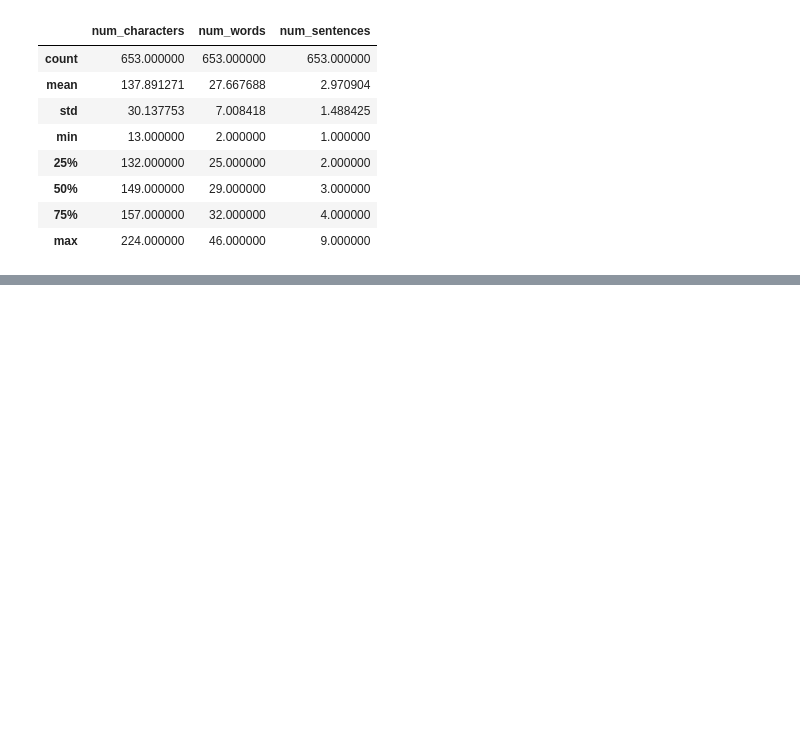
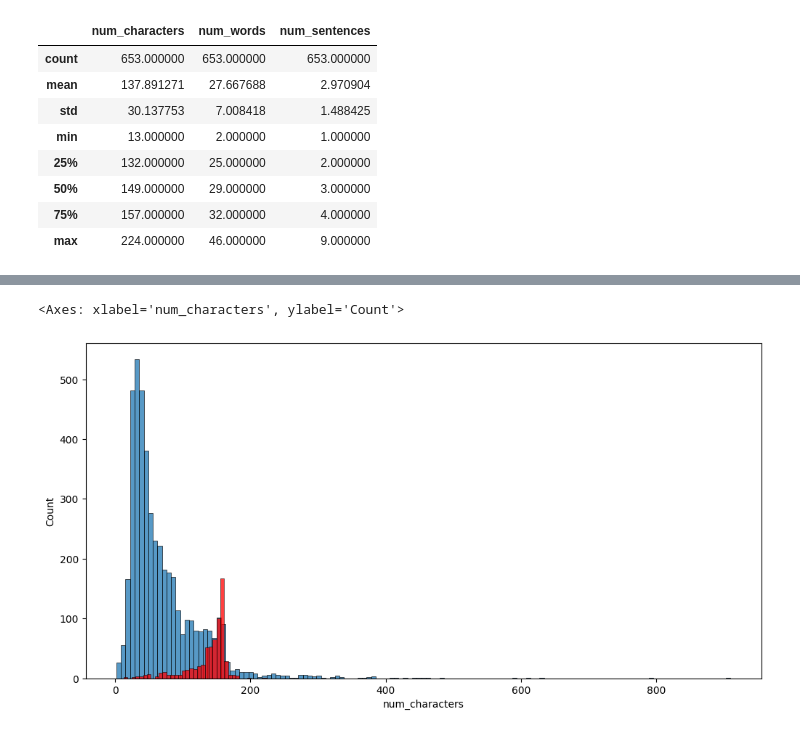
Before and after one commit to Kazi-Sadman/sms_spam_classifier, a Jupyter notebook: sms_spam_ditection.ipynb, the cells around one changed output, grey strips where cells are left out. Cells and saved outputs as stored; diff of their text form; code cells hidden in the pictures; blank space fills up the shorter version.

Commit message:
Added data processing

```diff
--- a/sms_spam_ditection.ipynb
+++ b/sms_spam_ditection.ipynb
@@ -304,3 +300,14 @@ Successfully installed seaborn-0.13.2
 Note: you may need to restart the kernel to use updated packages.
 [notice] A new release of pip is available: 25.3 -> 26.0.1
 [notice] To update, run: python.exe -m pip install --upgrade pip
+# %%
+#we import seaborn library for data visualization
+# we draw a histogram of num_characters column for ham and spam messages
+import seaborn as sns
+plt.figure(figsize=(12,6))
+sns.histplot(df[df['target']==0]['num_characters'])
+sns.histplot(df[df['target']==1]['num_characters']
+,color='red')
+# %% [output]
+<Axes: xlabel='num_characters', ylabel='Count'>
+[figure, added]
```
Also changed, not shown: parts of 20 cells of this notebook.
